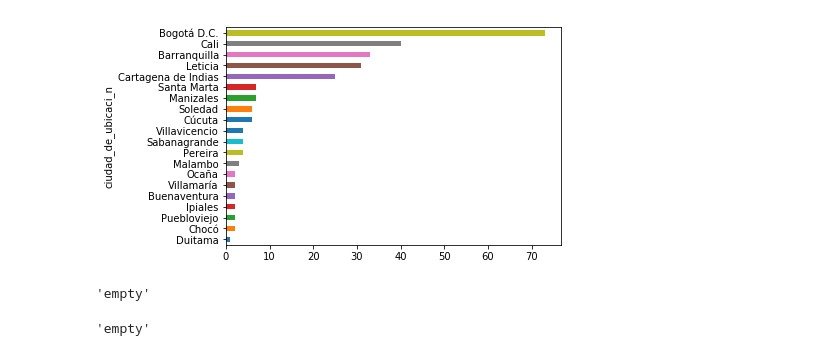
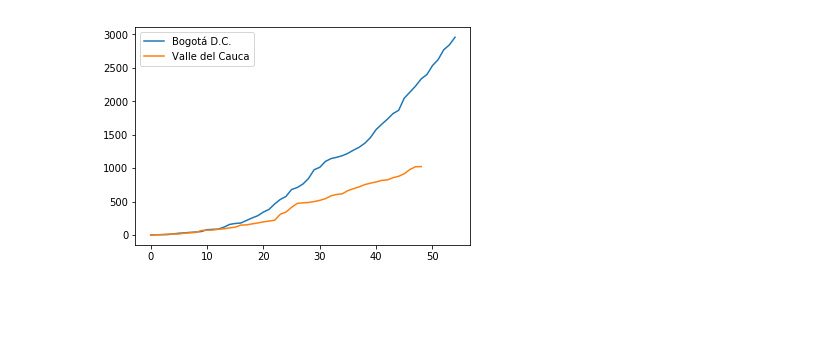
Before and after one commit to mlamprea/covid19, a Jupyter notebook: Covid19Colombia.ipynb, the cells around one changed output. Drawn from its saved outputs; the diff is of its cells as text; code cells hidden in the pictures; blank space fills up the shorter version.

```diff
--- a/Covid19Colombia.ipynb
+++ b/Covid19Colombia.ipynb
@@ -16,12 +16,0 @@ covidSD2.plotDepts()
-# %%
-covidSD2.plotCities(20)
-# %% [output]
-[figure, removed]
-# %%
-covidSD.plotCities(20)
-# %% [output]
-'empty'
-# %%
-covidSD.plotDepts(20)
-# %% [output]
-'empty'
@@ -27,0 +19,4 @@ covidSD.plotDepts(20)
+# %%
+covid19.plotByDept([covid19.bogota,'Valle del Cauca',])
+# %% [output]
+[figure, added]
```
Also changed, not shown: parts of 22 cells of this notebook, 2 other files.
